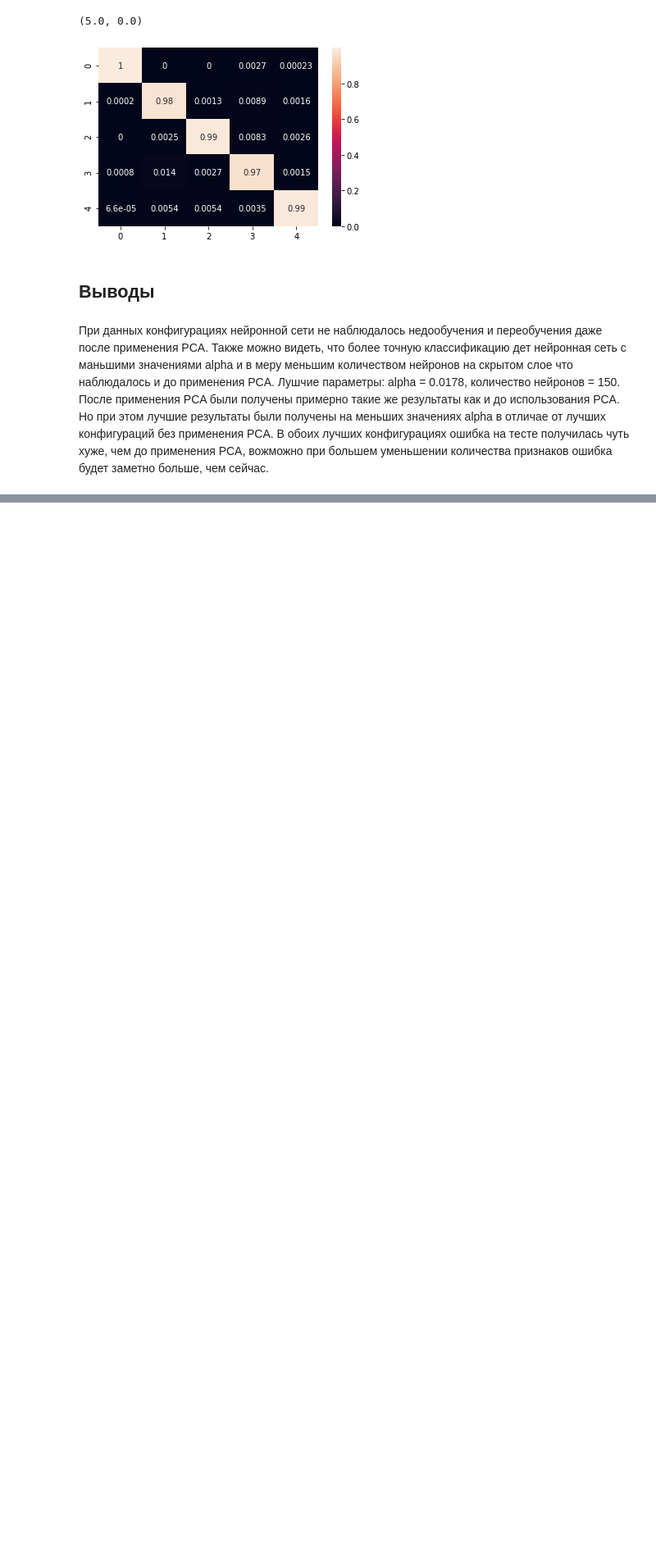
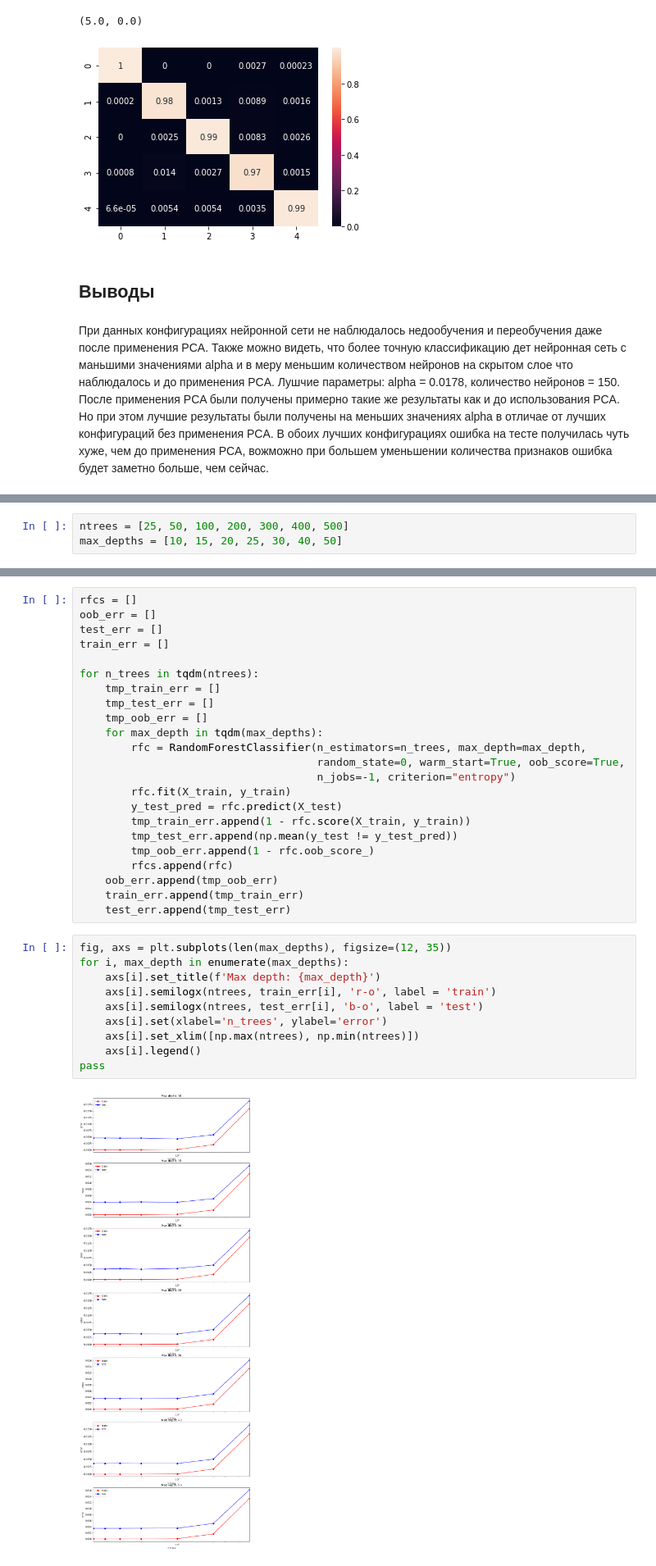
Before and after one commit to ABoltachev/Laba_1, a Jupyter notebook: Laba_1.ipynb, the cells around one changed output, grey strips where cells are left out. Shown at 82% size. Saved outputs shown, nothing was run; the diff lists cells and outputs as text; blank space fills up the shorter version.

```diff
--- a/Laba_1.ipynb
+++ b/Laba_1.ipynb
@@ -909,0 +918,3 @@ ax.set_ylim(bottom + 0.5, top - 0.5)
+# %%
+ntrees = [25, 50, 100, 200, 300, 400, 500]
+max_depths = [10, 15, 20, 25, 30, 40, 50]
@@ -909,0 +923,35 @@ ax.set_ylim(bottom + 0.5, top - 0.5)
+# %%
+rfcs = []
+oob_err = []
+test_err = []
+train_err = []
+
+for n_trees in tqdm(ntrees):
+    tmp_train_err = []
+    tmp_test_err = []
+    tmp_oob_err = []
+    for max_depth in tqdm(max_depths):
+        rfc = RandomForestClassifier(n_estimators=n_trees, max_depth=max_depth,
+                                     random_state=0, warm_start=True, oob_score=True,
+                                     n_jobs=-1, criterion="entropy")
+        rfc.fit(X_train, y_train)
+        y_test_pred = rfc.predict(X_test)
+        tmp_train_err.append(1 - rfc.score(X_train, y_train))
+        tmp_test_err.append(np.mean(y_test != y_test_pred))
+        tmp_oob_err.append(1 - rfc.oob_score_)
+        rfcs.append(rfc)
+    oob_err.append(tmp_oob_err)
+    train_err.append(tmp_train_err)
+    test_err.append(tmp_test_err)
+# %%
+fig, axs = plt.subplots(len(max_depths), figsize=(12, 35))
+for i, max_depth in enumerate(max_depths):
+    axs[i].set_title(f'Max depth: {max_depth}')
+    axs[i].semilogx(ntrees, train_err[i], 'r-o', label = 'train')
+    axs[i].semilogx(ntrees, test_err[i], 'b-o', label = 'test')
+    axs[i].set(xlabel='n_trees', ylabel='error')
+    axs[i].set_xlim([np.max(ntrees), np.min(ntrees)])
+    axs[i].legend()
+pass
+# %% [output]
+[figure, added]
```
Also changed, not shown: parts of 10 cells of this notebook.
